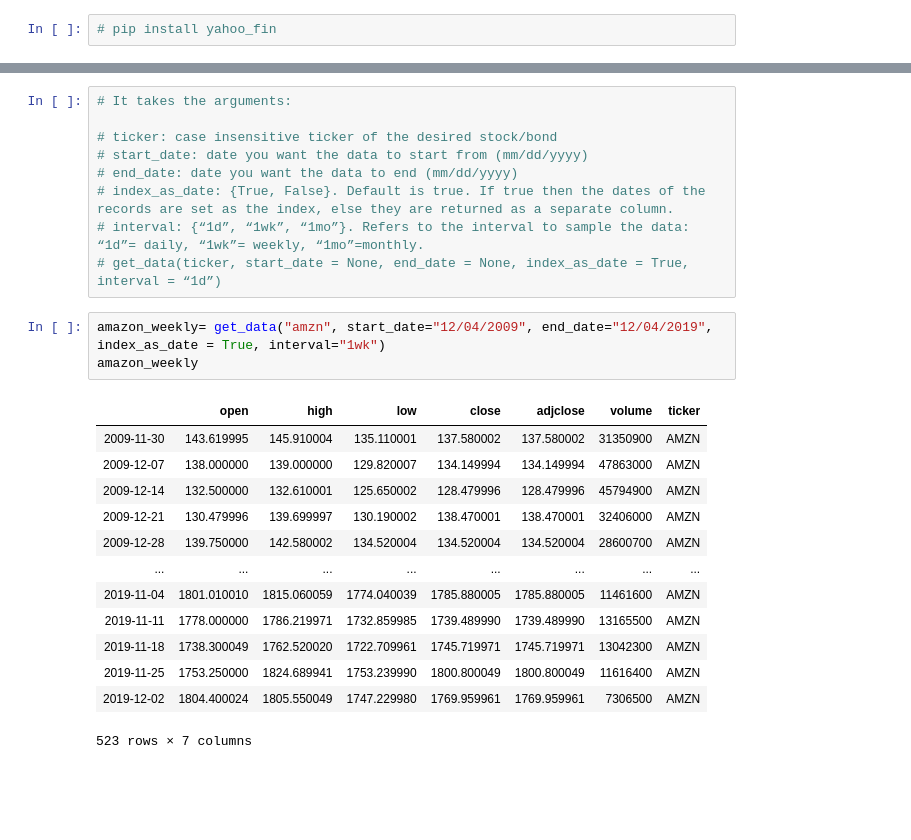
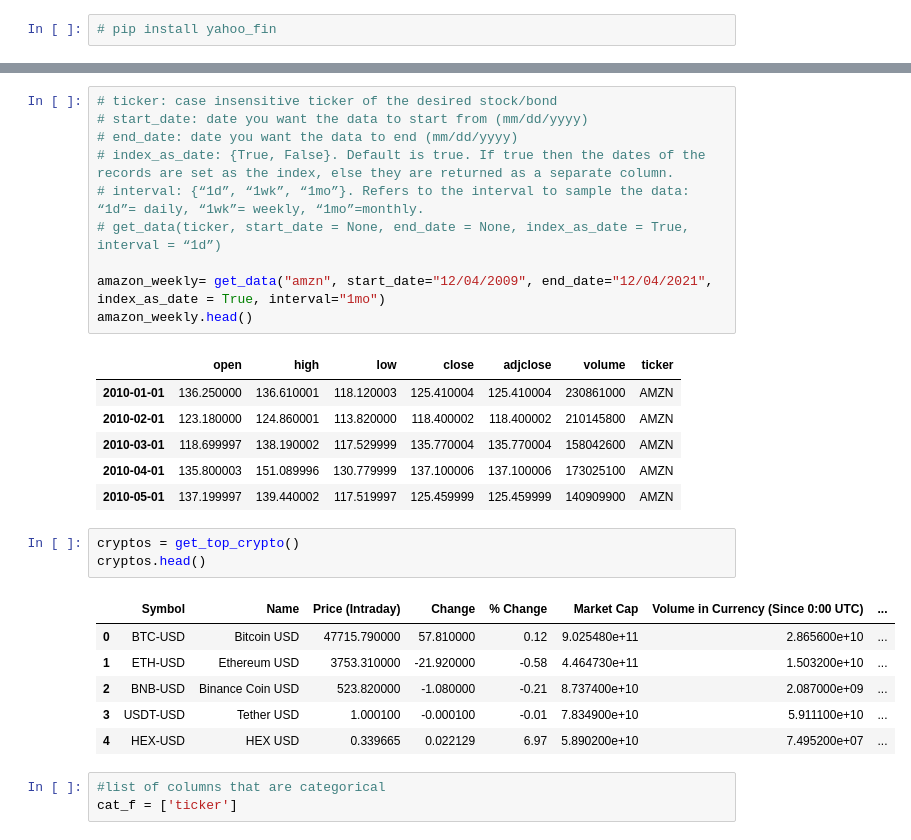
Before and after one commit to nickessner/FinancialPredictions, a Jupyter notebook: yahooAPI.ipynb, the cells around one changed output, grey strips where cells are left out. Saved outputs shown, nothing was run; the diff lists cells and outputs as text; blank space fills up the shorter version.

```diff
--- a/yahooAPI.ipynb
+++ b/yahooAPI.ipynb
@@ -60,26 +63,30 @@ import tensorflow as tf
 # %%
-# It takes the arguments:
-
 # ticker: case insensitive ticker of the desired stock/bond
 # start_date: date you want the data to start from (mm/dd/yyyy)
 # end_date: date you want the data to end (mm/dd/yyyy)
 # index_as_date: {True, False}. Default is true. If true then the dates of the records are set as the index, else they are returned as a separate column.
 # interval: {“1d”, “1wk”, “1mo”}. Refers to the interval to sample the data: “1d”= daily, “1wk”= weekly, “1mo”=monthly.
 # get_data(ticker, start_date = None, end_date = None, index_as_date = True, interval = “1d”)
+
+amazon_weekly= get_data("amzn", start_date="12/04/2009", end_date="12/04/2021", index_as_date = True, interval="1mo")
+amazon_weekly.head()
+# %% [output]
+|  | open | high | low | close | adjclose | volume | ticker |
+| 2010-01-01 | 136.250000 | 136.610001 | 118.120003 | 125.410004 | 125.410004 | 230861000 | AMZN |
+| 2010-02-01 | 123.180000 | 124.860001 | 113.820000 | 118.400002 | 118.400002 | 210145800 | AMZN |
+| 2010-03-01 | 118.699997 | 138.190002 | 117.529999 | 135.770004 | 135.770004 | 158042600 | AMZN |
+| 2010-04-01 | 135.800003 | 151.089996 | 130.779999 | 137.100006 | 137.100006 | 173025100 | AMZN |
+| 2010-05-01 | 137.199997 | 139.440002 | 117.519997 | 125.459999 | 125.459999 | 140909900 | AMZN |
-# %%
-amazon_weekly= get_data("amzn", start_date="12/04/2009", end_date="12/04/2019", index_as_date = True, interval="1wk")
-amazon_weekly
-# %% [output]
-|  | open | high | low | close | adjclose | volume | ticker |
-| 2009-11-30 | 143.619995 | 145.910004 | 135.110001 | 137.580002 | 137.580002 | 31350900 | AMZN |
-| 2009-12-07 | 138.000000 | 139.000000 | 129.820007 | 134.149994 | 134.149994 | 47863000 | AMZN |
-| 2009-12-14 | 132.500000 | 132.610001 | 125.650002 | 128.479996 | 128.479996 | 45794900 | AMZN |
-| 2009-12-21 | 130.479996 | 139.699997 | 130.190002 | 138.470001 | 138.470001 | 32406000 | AMZN |
-| 2009-12-28 | 139.750000 | 142.580002 | 134.520004 | 134.520004 | 134.520004 | 28600700 | AMZN |
-| ... | ... | ... | ... | ... | ... | ... | ... |
-| 2019-11-04 | 1801.010010 | 1815.060059 | 1774.040039 | 1785.880005 | 1785.880005 | 11461600 | AMZN |
-| 2019-11-11 | 1778.000000 | 1786.219971 | 1732.859985 | 1739.489990 | 1739.489990 | 13165500 | AMZN |
-| 2019-11-18 | 1738.300049 | 1762.520020 | 1722.709961 | 1745.719971 | 1745.719971 | 13042300 | AMZN |
-| 2019-11-25 | 1753.250000 | 1824.689941 | 1753.239990 | 1800.800049 | 1800.800049 | 11616400 | AMZN |
-| 2019-12-02 | 1804.400024 | 1805.550049 | 1747.229980 | 1769.959961 | 1769.959961 | 7306500 | AMZN |
-523 rows × 7 columns
+# %%
+cryptos = get_top_crypto()
+cryptos.head()
+# %% [output]
+|  | Symbol | Name | Price (Intraday) | Change | % Change | Market Cap | Volume in Currency (Since 0:00 UTC) | ... |
+| 0 | BTC-USD | Bitcoin USD | 47715.790000 | 57.810000 | 0.12 | 9.025480e+11 | 2.865600e+10 | ... |
+| 1 | ETH-USD | Ethereum USD | 3753.310000 | -21.920000 | -0.58 | 4.464730e+11 | 1.503200e+10 | ... |
+| 2 | BNB-USD | Binance Coin USD | 523.820000 | -1.080000 | -0.21 | 8.737400e+10 | 2.087000e+09 | ... |
+| 3 | USDT-USD | Tether USD | 1.000100 | -0.000100 | -0.01 | 7.834900e+10 | 5.911100e+10 | ... |
+| 4 | HEX-USD | HEX USD | 0.339665 | 0.022129 | 6.97 | 5.890200e+10 | 7.495200e+07 | ... |
+# %%
+#list of columns that are categorical
+cat_f = ['ticker']
```
Also changed, not shown: parts of 13 cells of this notebook, 4 other files.
